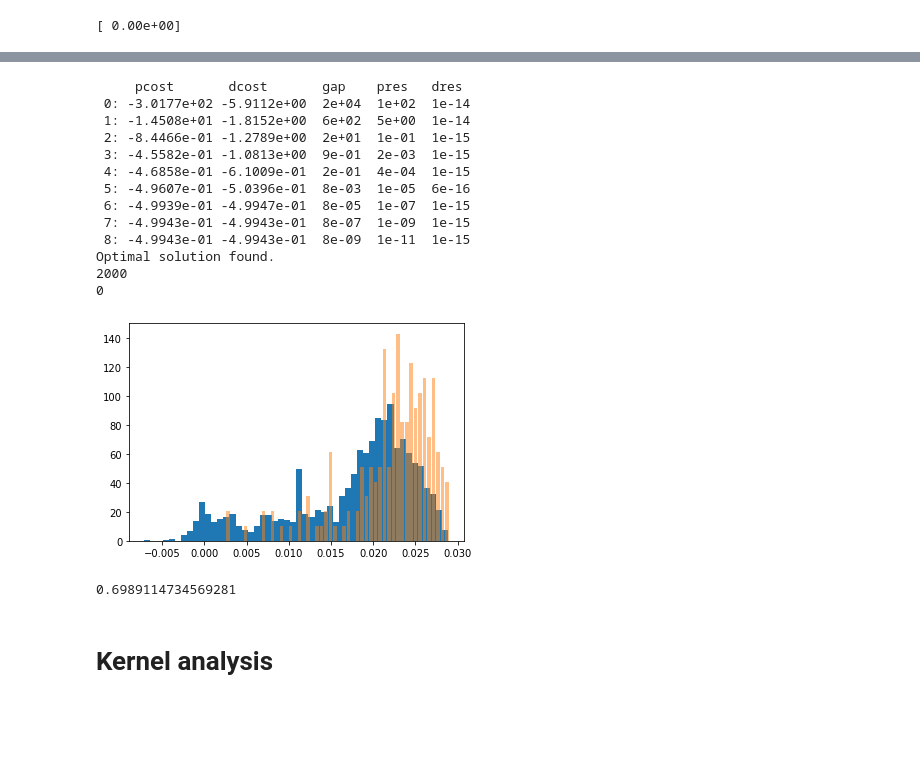
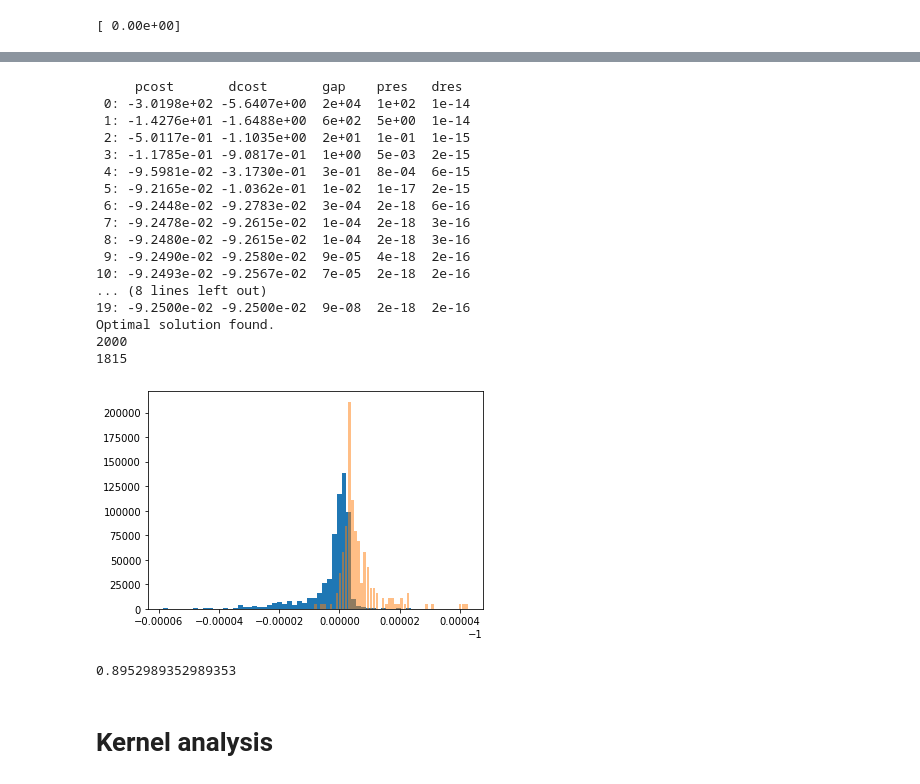
Before and after one commit to G-Horent/Kaggle_Kernelv2, a Jupyter notebook: test_functions.ipynb, the cells around one changed output, grey strips where cells are left out. Cells and saved outputs as stored; diff of their text form; code cells hidden in the pictures; blank space fills up the shorter version.

Commit message:
Final predictions

```diff
--- a/test_functions.ipynb
+++ b/test_functions.ipynb
@@ -313,7 +332,7 @@ sub_graphs, sub_labels = split_list[0]
 sub_idx = split_idx[0]
 # %%
 K = np.load("saved/RandomWalkKernel_3_subset_0.npy")
-K_psd = ak.psdfy(K, eps=1e-10)
+K_psd = ak.psdfy(K, eps=2e-10)
 Kpn = ak.normalize(K_psd)
 Kpn_plus = ak.normalize(ak.psdfy(K, eps=1))
 # %%
@@ -362,31 +363,35 @@ Optimal solution found.
 # %%
 reload(km)
-svm = km.KernelSVM2(lmbd=1, balanced=True)
-svm.fit(Kpn_plus[:n_sub, :n_sub], sub_labels[:n_sub])
-y = svm.predict(Kpn_plus)
+svm = km.KernelSVM2(lmbd=1, balanced=False)
+svm.fit(Kpn[:n_sub, :n_sub], sub_labels[:n_sub])
+y = svm.predict(Kpn)
 y_true = sub_labels
 # plt.scatter(y, y_true, c=(y_true + 1)//2, marker="+")
 plt.hist(y[y_true < 0], bins=50, density=True)
 plt.hist(y[y_true > 0], bins=50, density=True, alpha=0.5, rwidth=0.8);
 # %% [output]
      pcost       dcost       gap    pres   dres
- 0: -3.0177e+02 -5.9112e+00  2e+04  1e+02  1e-14
- 1: -1.4508e+01 -1.8152e+00  6e+02  5e+00  1e-14
- 2: -8.4466e-01 -1.2789e+00  2e+01  1e-01  1e-15
- 3: -4.5582e-01 -1.0813e+00  9e-01  2e-03  1e-15
- 4: -4.6858e-01 -6.1009e-01  2e-01  4e-04  1e-15
- 5: -4.9607e-01 -5.0396e-01  8e-03  1e-05  6e-16
- 6: -4.9939e-01 -4.9947e-01  8e-05  1e-07  1e-15
- 7: -4.9943e-01 -4.9943e-01  8e-07  1e-09  1e-15
- 8: -4.9943e-01 -4.9943e-01  8e-09  1e-11  1e-15
+ 0: -3.0198e+02 -5.6407e+00  2e+04  1e+02  1e-14
+ 1: -1.4276e+01 -1.6488e+00  6e+02  5e+00  1e-14
+ 2: -5.0117e-01 -1.1035e+00  2e+01  1e-01  1e-15
+ 3: -1.1785e-01 -9.0817e-01  1e+00  5e-03  2e-15
+ 4: -9.5981e-02 -3.1730e-01  3e-01  8e-04  6e-15
+ 5: -9.2165e-02 -1.0362e-01  1e-02  1e-17  2e-15
+ 6: -9.2448e-02 -9.2783e-02  3e-04  2e-18  6e-16
+ 7: -9.2478e-02 -9.2615e-02  1e-04  2e-18  3e-16
+ 8: -9.2480e-02 -9.2615e-02  1e-04  2e-18  3e-16
+ 9: -9.2490e-02 -9.2580e-02  9e-05  4e-18  2e-16
+10: -9.2493e-02 -9.2567e-02  7e-05  2e-18  2e-16
+... (8 lines left out)
+19: -9.2500e-02 -9.2500e-02  9e-08  2e-18  2e-16
 Optimal solution found.
 2000
-0
+1815
-[figure, old version]
+[figure, new version]
 # %%
 svm.score(Kpn_plus, y_true, score_type='AUROC')
 # %% [output]
-0.6989114734569281
+0.8952989352989353
 # %% [markdown]
 # Kernel analysis
 # %%
```
Also changed, not shown: parts of 11 cells of this notebook, 3 other files.
